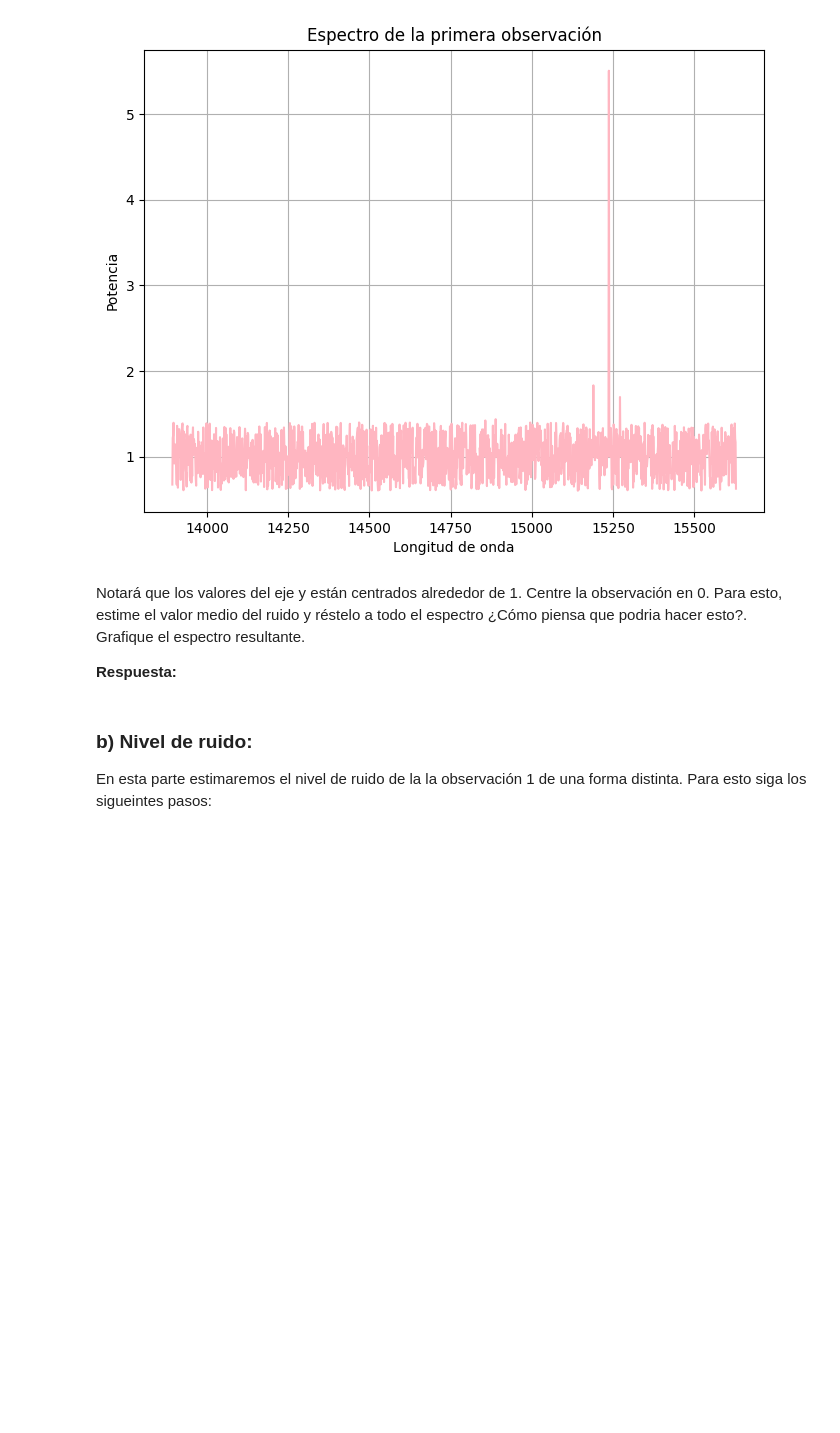
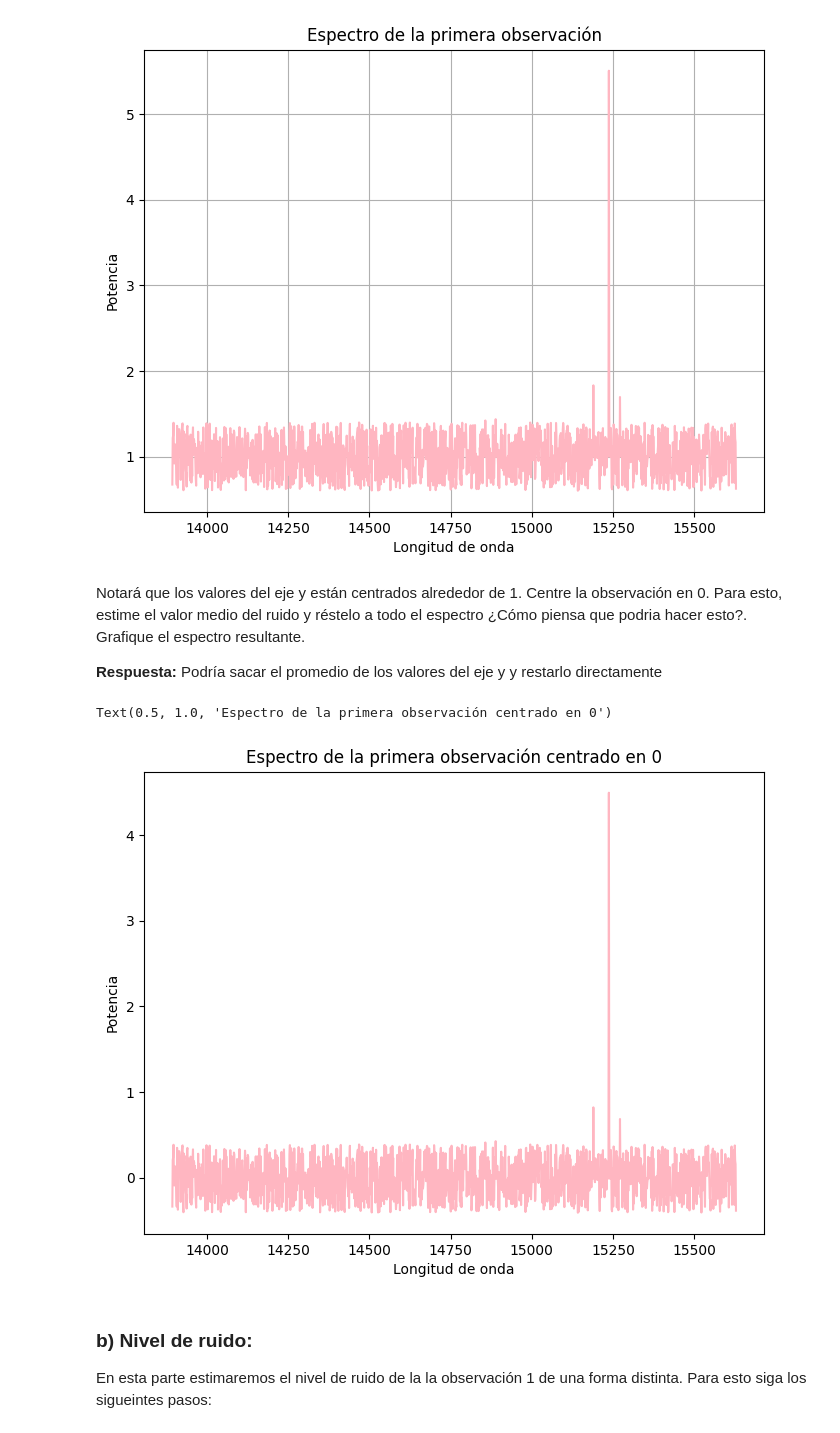
Before and after one commit to martinmaturana777/Tarea-2, a Jupyter notebook: Tarea2.ipynb, the cells around one changed output. Drawn from its saved outputs; the diff is of its cells as text; code cells hidden in the pictures; blank space fills up the shorter version.

```diff
--- a/Tarea2.ipynb
+++ b/Tarea2.ipynb
@@ -274,4 +304,4 @@ plt.grid(True)
 # %% [markdown]
 Notará que los valores del eje y están centrados alrededor de 1. Centre la observación en 0. Para esto, estime el valor medio del ruido y réstelo a todo el espectro ¿Cómo piensa que podria hacer esto?. Grafique el espectro resultante.
 
-**Respuesta:**
+**Respuesta:** Podría sacar el promedio de los valores del eje y y restarlo directamente
@@ -280,3 +308,15 @@ Notará que los valores del eje y están centrados alrededor de 1. Centre la obs
+# %%
+# Grafique el espectro centrado en 0 aquí
+ruido1= data['obs_1'].mean()
+data['obs_centrado']=data['obs_1']-ruido1
+plt.figure(figsize=(8,6))
+plt.plot(data['Wlth'],data['obs_centrado'],color='lightpink')
+plt.xlabel('Longitud de onda')
+plt.ylabel('Potencia')
+plt.title('Espectro de la primera observación centrado en 0')
+# %% [output]
+Text(0.5, 1.0, 'Espectro de la primera observación centrado en 0')
+[figure, added]
 # %% [markdown]
 ### b) Nivel de ruido:
 
```
Also changed, not shown: parts of 17 cells of this notebook.
